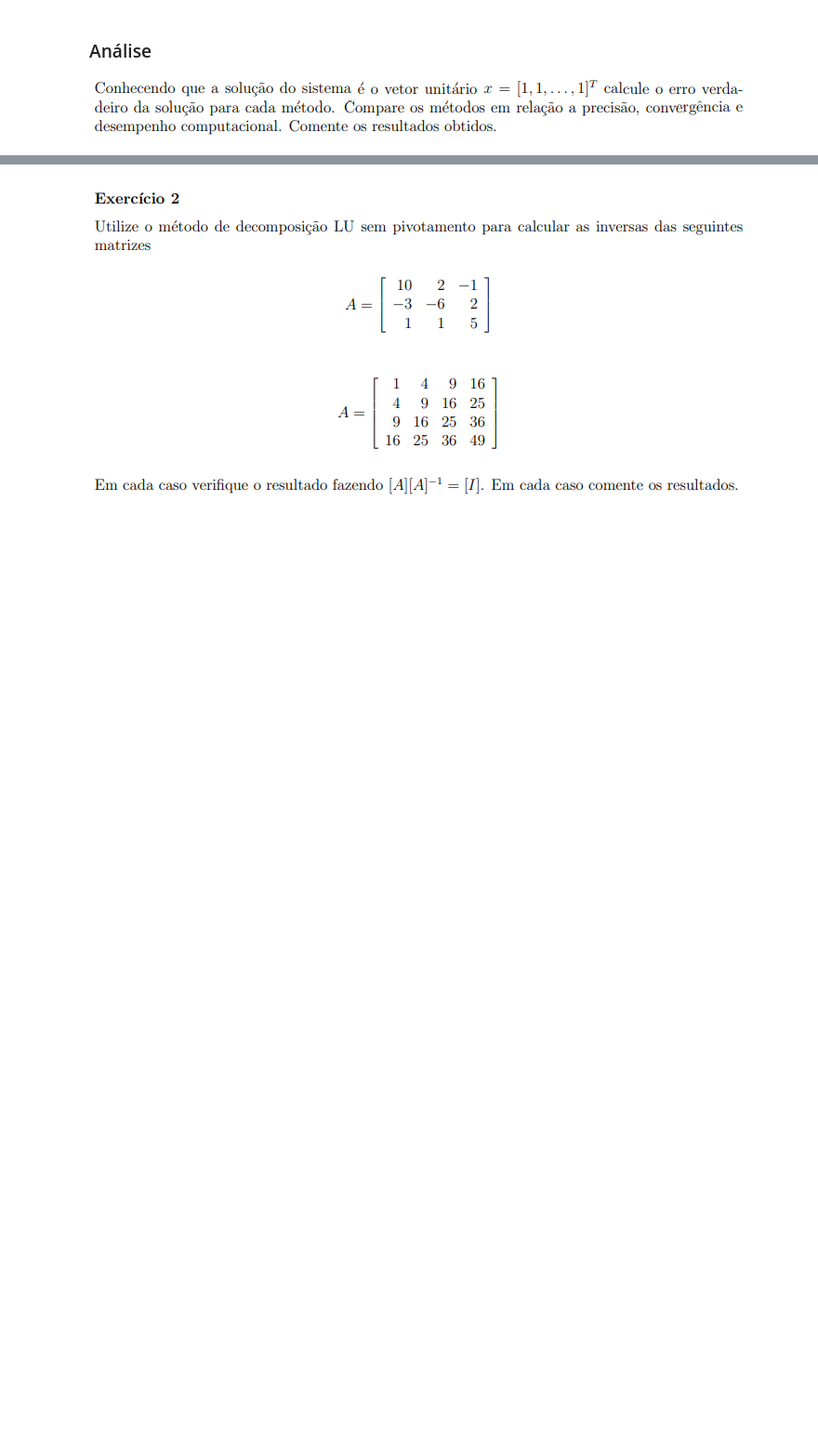
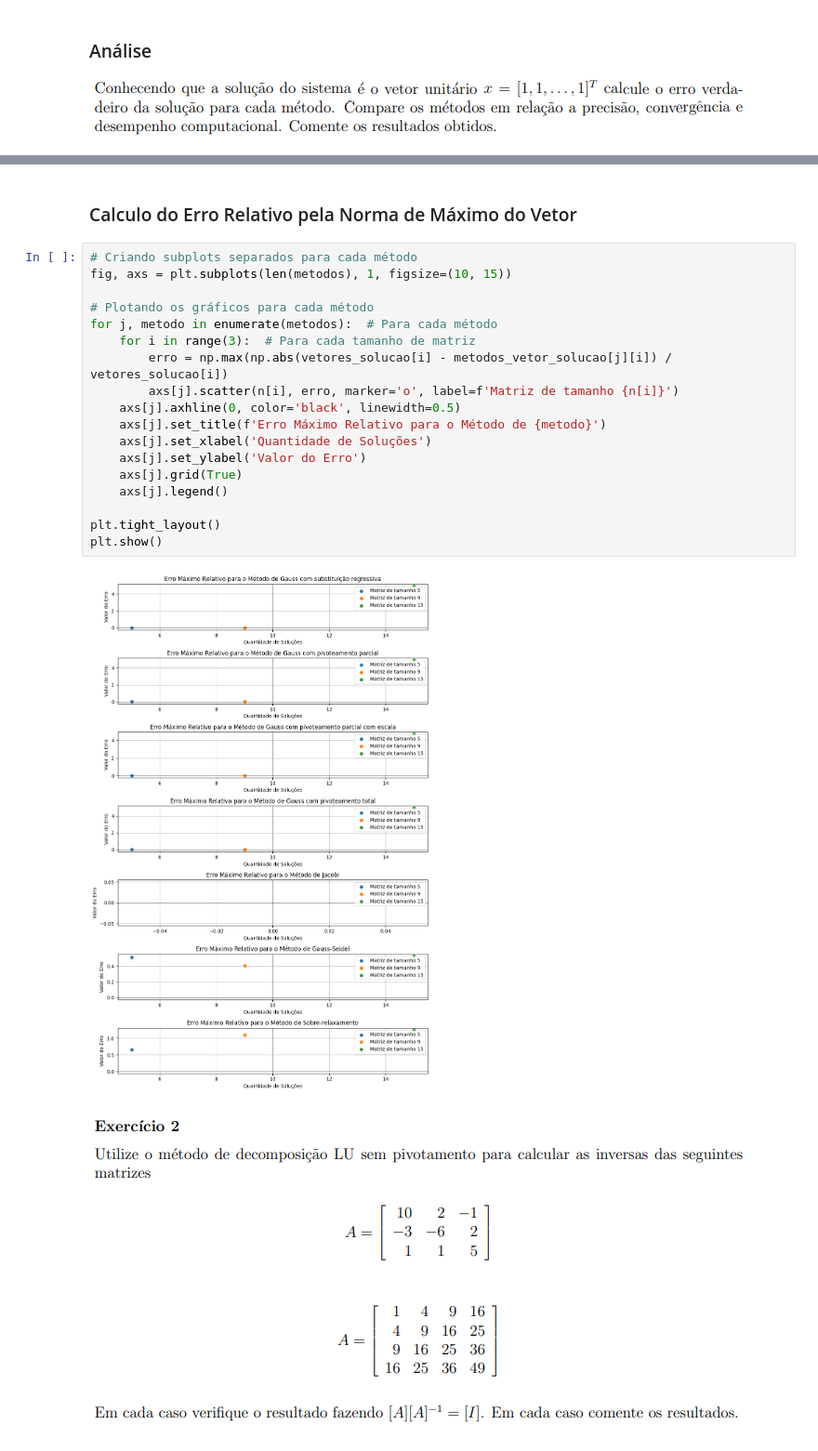
Before and after one commit to andreisilvasantos/Mestrado, a Jupyter notebook: Métodos Numéricos/PROJ1 - Metodos Numericos.ipynb, the cells around one changed output, grey strips where cells are left out. Shown at 93% size. Drawn from its saved outputs; the diff is of its cells as text; blank space fills up the shorter version.

```diff
--- a/Métodos Numéricos/PROJ1 - Metodos Numericos.ipynb
+++ b/Métodos Numéricos/PROJ1 - Metodos Numericos.ipynb
@@ -308,2 +513,24 @@ Vetor Solução: [ 0.99999995  0.99996623 -2.4191775   1.00000416  0.72874079  8
+# %% [markdown]
+### Calculo do Erro Relativo pela Norma de Máximo do Vetor
+# %%
+# Criando subplots separados para cada método
+fig, axs = plt.subplots(len(metodos), 1, figsize=(10, 15))
+
+# Plotando os gráficos para cada método
+for j, metodo in enumerate(metodos):  # Para cada método
+    for i in range(3):  # Para cada tamanho de matriz
+        erro = np.max(np.abs(vetores_solucao[i] - metodos_vetor_solucao[j][i]) / vetores_solucao[i])
+        axs[j].scatter(n[i], erro, marker='o', label=f'Matriz de tamanho {n[i]}')
+    axs[j].axhline(0, color='black', linewidth=0.5)
+    axs[j].set_title(f'Erro Máximo Relativo para o Método de {metodo}')
+    axs[j].set_xlabel('Quantidade de Soluções')
+    axs[j].set_ylabel('Valor do Erro')
+    axs[j].grid(True)
+    axs[j].legend()
+
+plt.tight_layout()
+plt.show()
+# %% [output]
+[figure, added]
 # %% [markdown]
 ![image.png](attachment:image.png)
```
Also changed, not shown: parts of 11 cells of this notebook.
